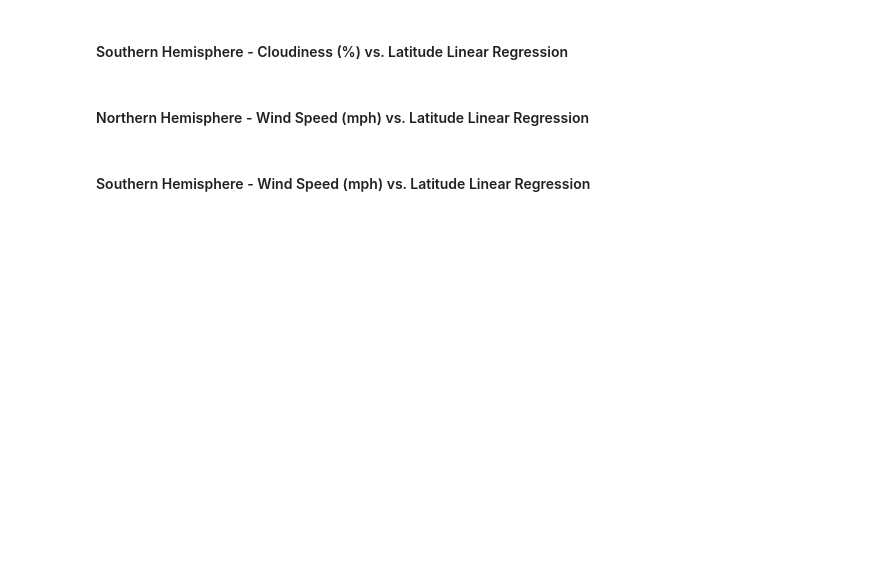
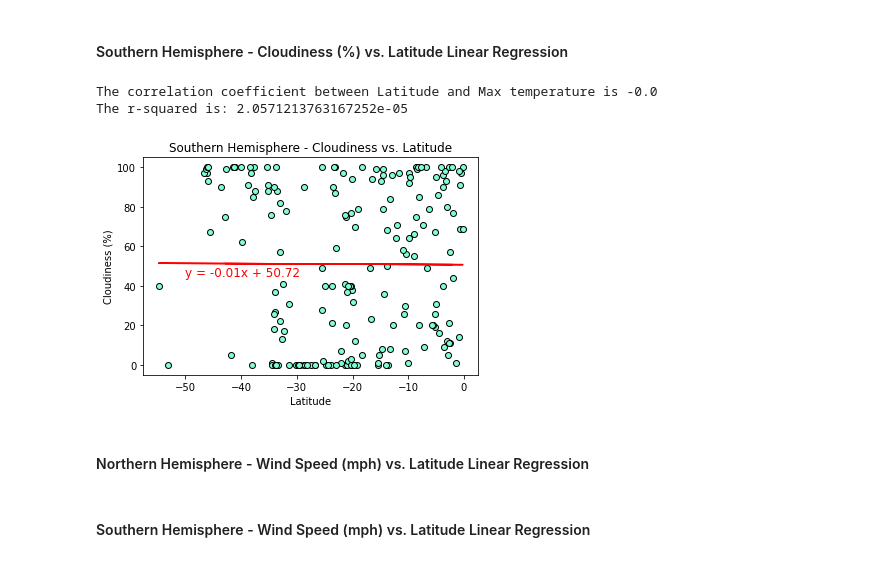
Before and after one commit to LP-116/python-api-challenge, a Jupyter notebook: WeatherPy/WeatherPy.ipynb, the cells around one changed output. Drawn from its saved outputs; the diff is of its cells as text; code cells hidden in the pictures; blank space fills up the shorter version.

```diff
--- a/WeatherPy/WeatherPy.ipynb
+++ b/WeatherPy/WeatherPy.ipynb
@@ -398,5 +479,32 @@ The r-squared is: 0.4632926647192736
 # %% [markdown]
 ####  Southern Hemisphere - Cloudiness (%) vs. Latitude Linear Regression
+# %%
+s_x_data = southern_df["Lat"]
+s_y_cloud = southern_df["Cloudiness"]
+
+correlation = st.pearsonr(s_x_data, s_y_cloud)
+print(f"The correlation coefficient between Latitude and Max temperature is {round(correlation[0],2)}")
+
+scloud_slope, scloud_int, scloud_r, scloud_p, scloud_std_err = linregress(s_x_data, s_y_cloud)
+
+scloud_regress = s_x_data * scloud_slope + scloud_int
+
+scloud_line_eq = "y = " + str(round(scloud_slope,2)) + "x + " + str(round(scloud_int,2))
+
+print(f"The r-squared is: {scloud_r**2}")
+
+plt.plot(s_x_data, scloud_regress, "r-")
+plt.annotate(scloud_line_eq,(-50,45), fontsize=12, color="red")
+plt.xlabel("Latitude")
+plt.ylabel("Cloudiness (%)")
+plt.title("Southern Hemisphere - Cloudiness vs. Latitude")
+plt.scatter(s_x_data, s_y_cloud, marker="o", color="aquamarine", edgecolor="black")
+plt.savefig("output_data/southern_lat_cloudiness.png", bbox_inches='tight');
+plt.show()
+# %% [output]
+The correlation coefficient between Latitude and Max temperature is -0.0
+The r-squared is: 2.0571213763167252e-05
+[figure, added]
 # %% [markdown]
 ####  Northern Hemisphere - Wind Speed (mph) vs. Latitude Linear Regression
 # %% [markdown]
```
Also changed, not shown: parts of 3 cells of this notebook, 4 other files.
